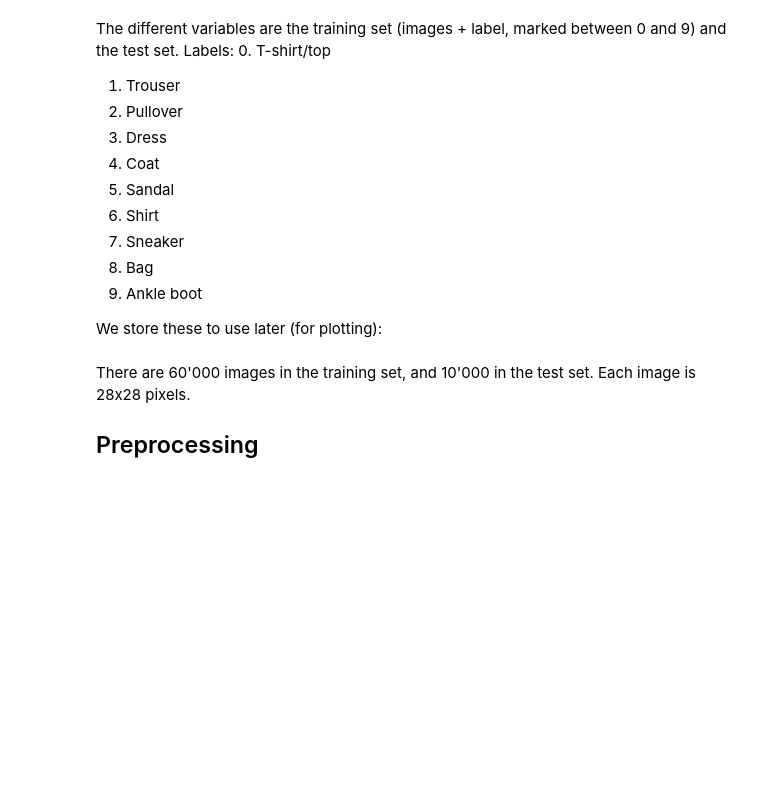
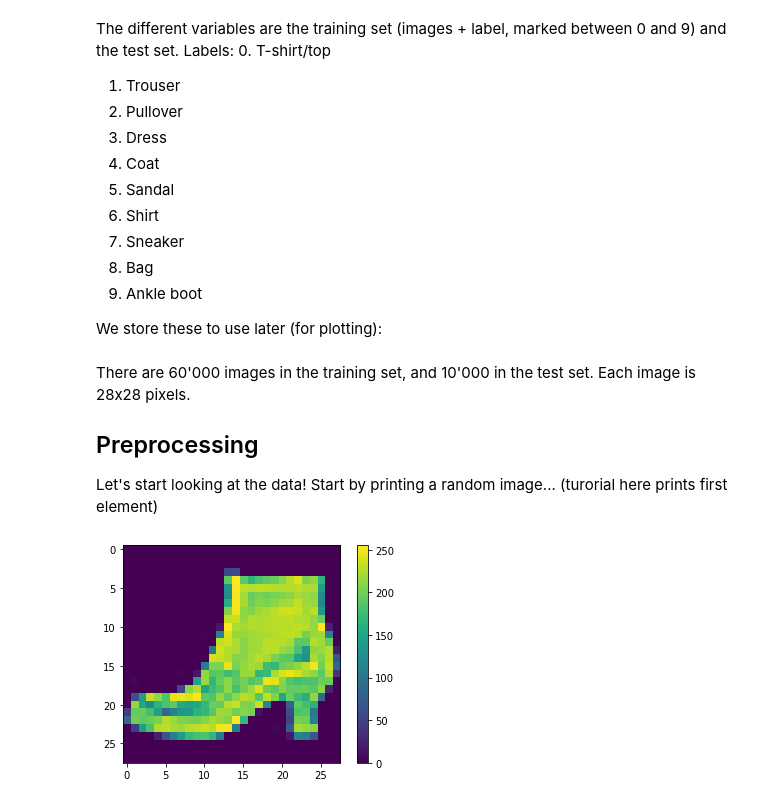
Before and after one commit to mtomasini/TensorFlowTraining, a Jupyter notebook: tfTutorial.ipynb, the cells around one changed output. Drawn from its saved outputs; the diff is of its cells as text; code cells hidden in the pictures; blank space fills up the shorter version.

Commit message:
Preprocessing of data

```diff
--- a/tfTutorial.ipynb
+++ b/tfTutorial.ipynb
@@ -41,3 +37,13 @@ class_names = ['T-shirt/top', 'Trouser', 'Pullover', 'Dress', 'Coat', 'Sandal',
 There are 60'000 images in the training set, and 10'000 in the test set. Each image is 28x28 pixels.
 
 ## Preprocessing
+Let's start looking at the data! Start by printing a random image... (turorial here prints first element)
+# %%
+printed = randint(0, train_images.shape[0]-1)
+plt.figure()
+plt.imshow(train_images[printed])
+plt.colorbar()
+plt.grid(False)
+plt.show()
+# %% [output]
+[figure, added]
```
Also changed, not shown: parts of 4 cells of this notebook.
